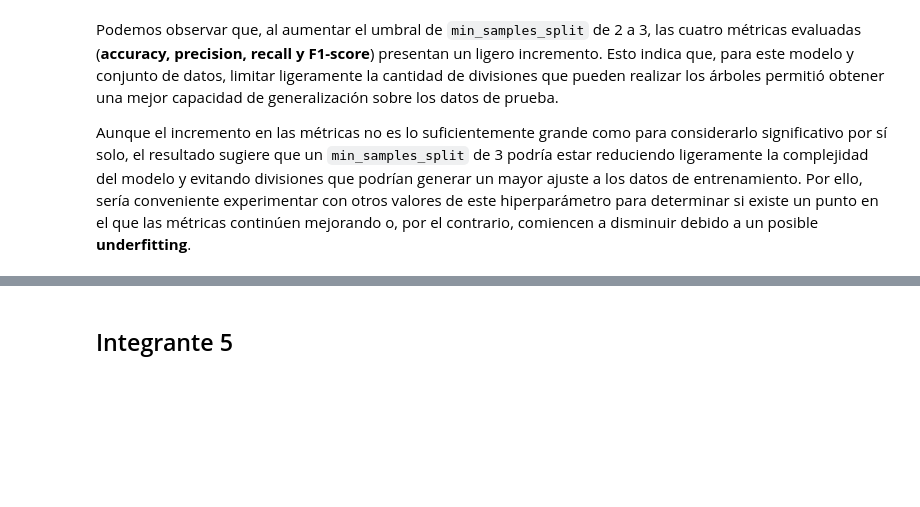
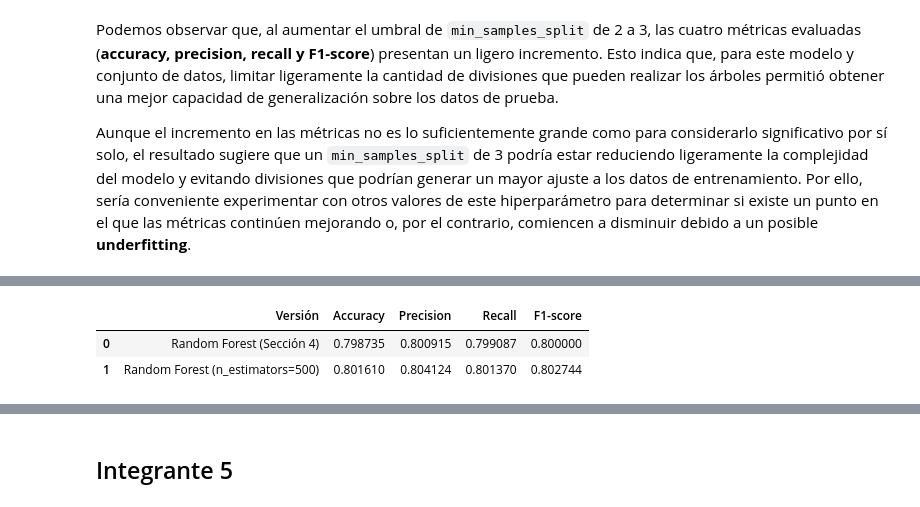
Before and after one commit to A01801224/TC3009C-RI, a Jupyter notebook: Notebooks/Reto_Segundo_Avance_bueno.ipynb, the cells around one changed output, grey strips where cells are left out. Saved outputs shown, nothing was run; the diff lists cells and outputs as text; code cells hidden in the pictures; blank space fills up the shorter version.

```diff
--- a/Notebooks/Reto_Segundo_Avance_bueno.ipynb
+++ b/Notebooks/Reto_Segundo_Avance_bueno.ipynb
@@ -466,0 +473,20 @@ Aunque el incremento en las métricas no es lo suficientemente grande como para
+# %%
+modelo_rf_david = RandomForestClassifier(
+    n_estimators=500,
+    max_depth=10,
+    random_state=RANDOM_STATE,
+)
+modelo_rf_david.fit(X_train, y_train)
+y_pred_rf_david = modelo_rf_david.predict(X_test)
+
+acc_rf_david = accuracy_score(y_test, y_pred_rf_david)
+prec_rf_david = precision_score(y_test, y_pred_rf_david)
+rec_rf_david = recall_score(y_test, y_pred_rf_david)
+f1_rf_david = f1_score(y_test, y_pred_rf_david)
+cm_rf_david = confusion_matrix(y_test, y_pred_rf_david)
+
+print(f"Accuracy : {acc_rf_david:.4f}")
+print(f"Precision: {prec_rf_david:.4f}")
+print(f"Recall   : {rec_rf_david:.4f}")
+print(f"F1-score : {f1_rf_david:.4f}")
+print("Matriz de confusion:\n", cm_rf_david)
@@ -466,0 +501,13 @@ Aunque el incremento en las métricas no es lo suficientemente grande como para
+# %%
+comparacion_david = pd.DataFrame({
+    "Versión": ["Random Forest (Sección 4)", "Random Forest (n_estimators=500)"],
+    "Accuracy": [acc_rf, acc_rf_david],
+    "Precision": [prec_rf, prec_rf_david],
+    "Recall": [rec_rf, rec_rf_david],
+    "F1-score": [f1_rf, f1_rf_david],
+})
+comparacion_david
+# %% [output]
+|  | Versión | Accuracy | Precision | Recall | F1-score |
+| 0 | Random Forest (Sección 4) | 0.798735 | 0.800915 | 0.799087 | 0.800000 |
+| 1 | Random Forest (n_estimators=500) | 0.801610 | 0.804124 | 0.801370 | 0.802744 |
```
Also changed, not shown: parts of 6 cells of this notebook.
